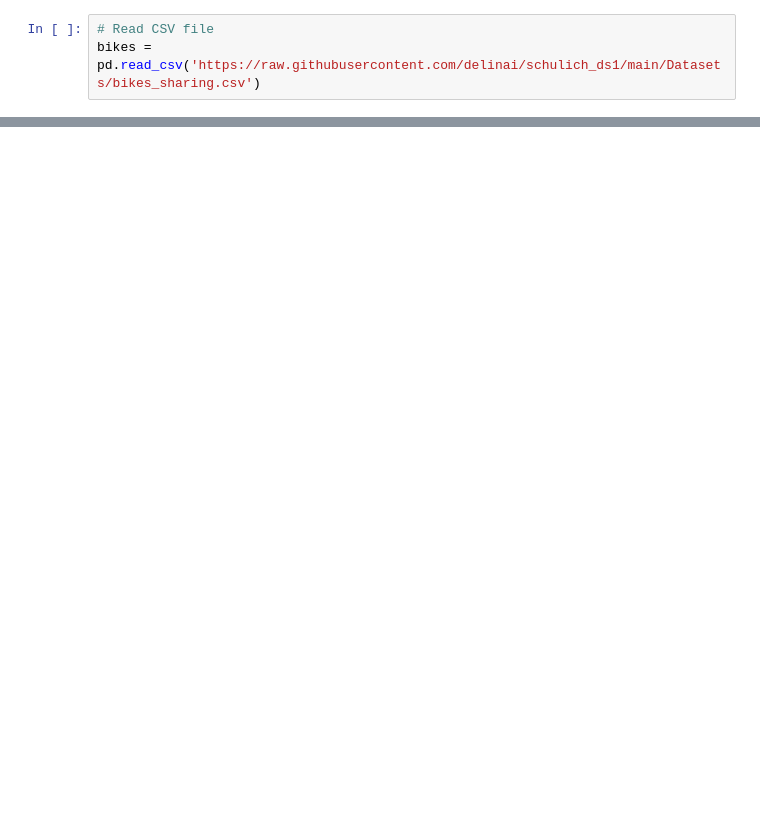
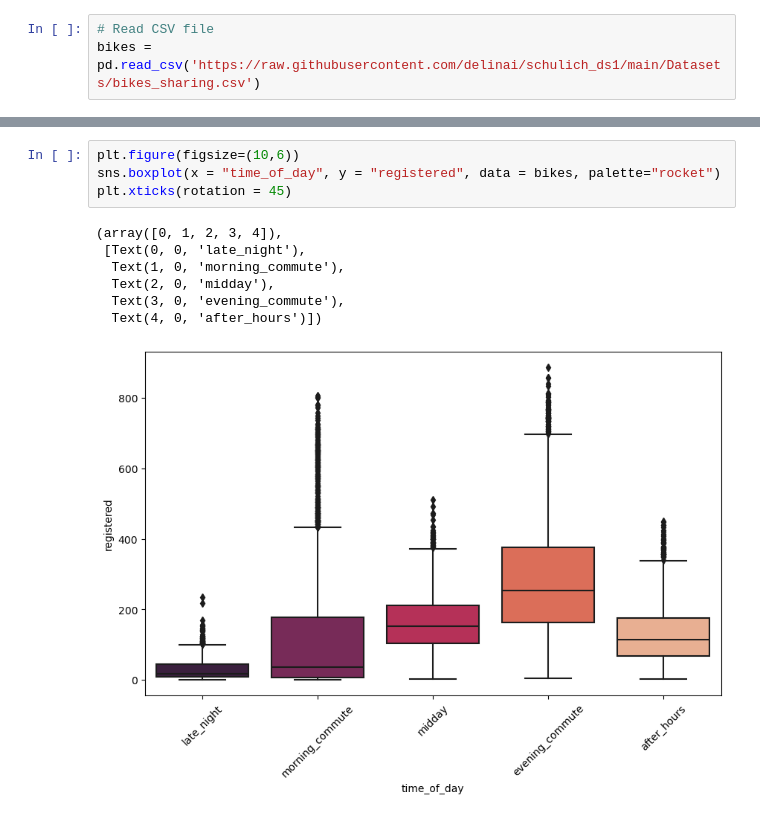
Before and after one commit to TangoMango223/schulich_MBAN6110, a Jupyter notebook: class_files/class8.ipynb, the cells around one changed output, grey strips where cells are left out. Cells and saved outputs as stored; diff of their text form; blank space fills up the shorter version.

```diff
--- a/class_files/class8.ipynb
+++ b/class_files/class8.ipynb
@@ -66,0 +142,12 @@ bikes.head()
+# %%
+plt.figure(figsize=(10,6))
+sns.boxplot(x = "time_of_day", y = "registered", data = bikes, palette="rocket")
+plt.xticks(rotation = 45)
+# %% [output]
+(array([0, 1, 2, 3, 4]),
+ [Text(0, 0, 'late_night'),
+  Text(1, 0, 'morning_commute'),
+  Text(2, 0, 'midday'),
+  Text(3, 0, 'evening_commute'),
+  Text(4, 0, 'after_hours')])
+[figure, added]
```
Also changed, not shown: parts of 21 cells of this notebook.
